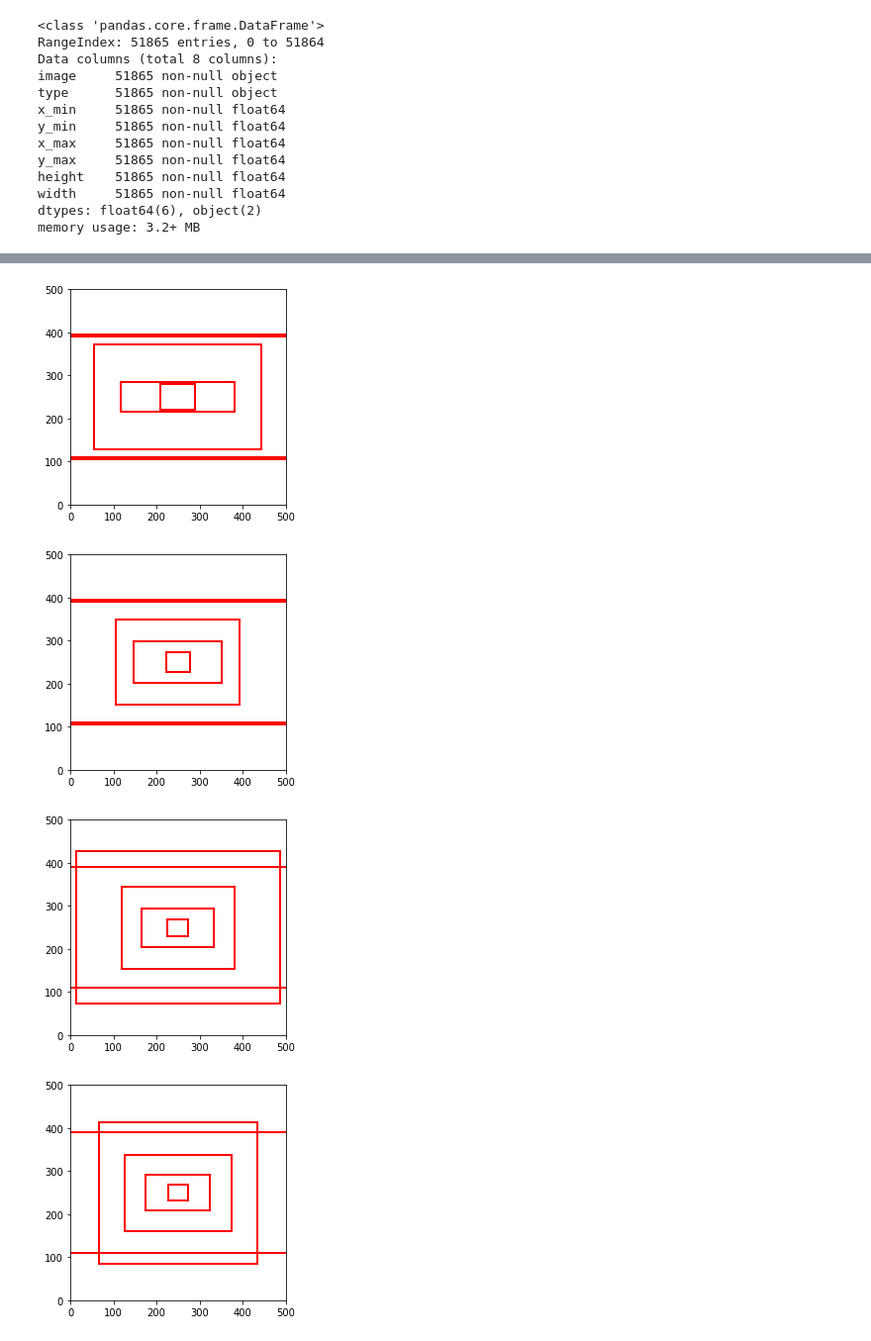
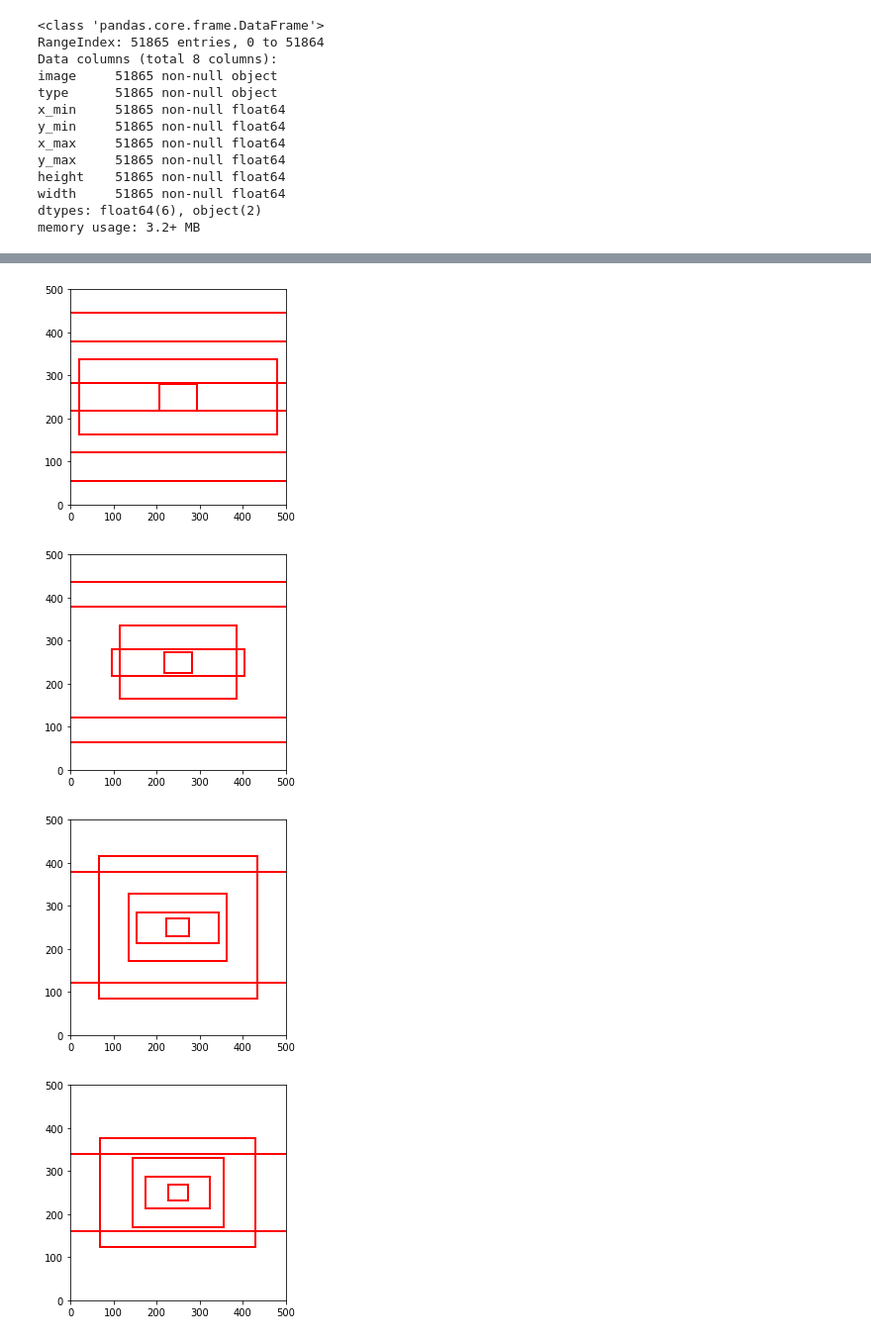
Before and after one commit to Marcelo5444/Yolov3, a Jupyter notebook: Anchor_setup.ipynb, the cells around one changed output, grey strips where cells are left out. Shown at 99% size. Cells and saved outputs as stored; diff of their text form; code cells hidden in the pictures.

```diff
--- a/Anchor_setup.ipynb
+++ b/Anchor_setup.ipynb
@@ -56,10 +56,10 @@ path to the image /home/mlrig/Documents/Yolo3 Implementation/data/training/image
 data = np.column_stack((df["width"].astype(float),df["height"].astype(float),np.zeros((df.shape[0],1))))
 # %%
 from kmeans_Anchors import *
-anchors = kmeans_anchors(data,iterations=10,num_anchors=5)
+anchors = kmeans_anchors(data,iterations=20,num_anchors=5)
 #display_bounding_boxes_with_anchors(df,anchors,path_to_labels="C:\\Users\\M.SANCHEZORTEGA\\Documents\\Python Scripts\\Yolov3-master\\data\\training\\label_2",path_to_images="C:\\Users\\M.SANCHEZORTEGA\\Documents\\Python Scripts\\Yolov3-master\\data\\training\\image_2")
 # %% [output]
-[figure, old version]
+[figure, new version]
-[figure, old version]
+[figure, new version]
-[figure, old version]
+[figure, new version]
-[figure, old version]
+[figure, new version]
```
Also changed, not shown: parts of 6 cells of this notebook, 2 other files.
